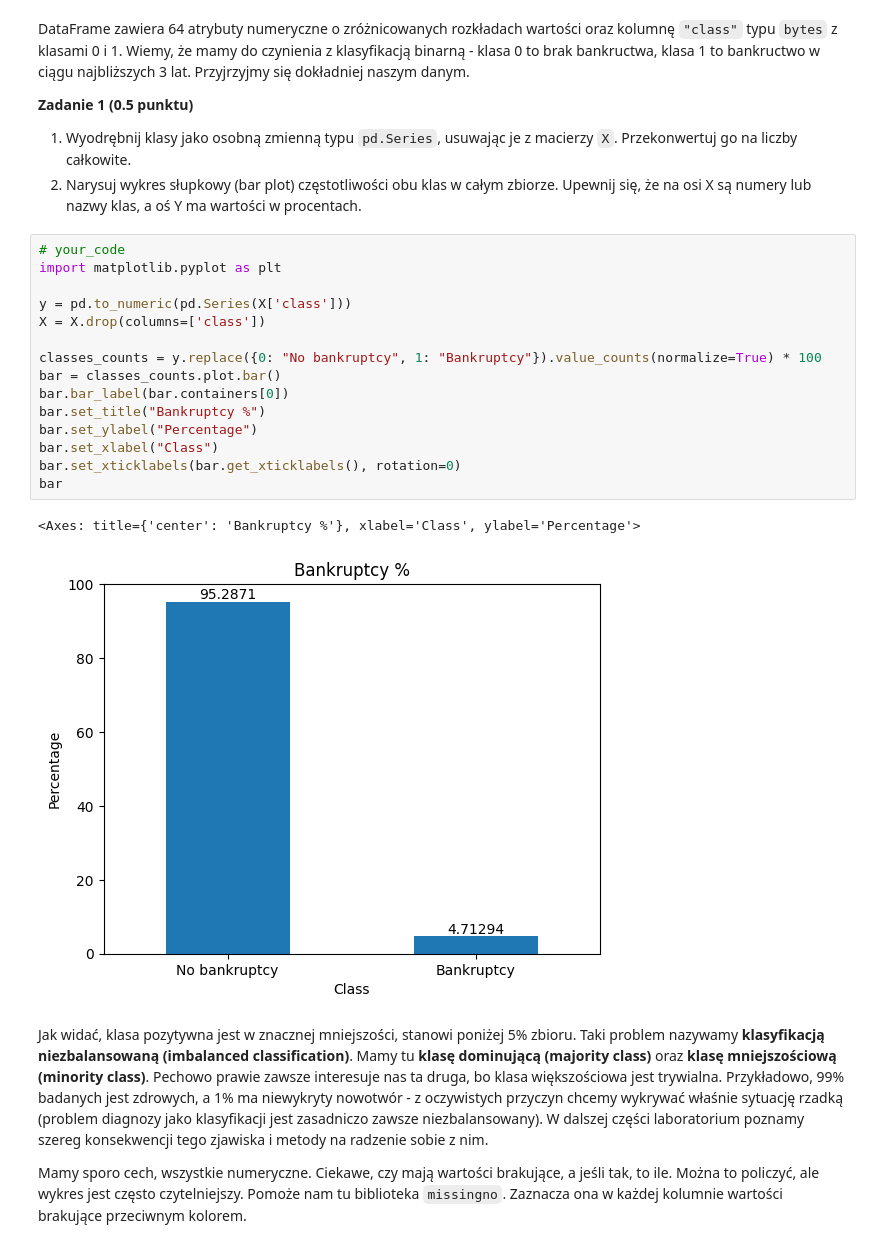
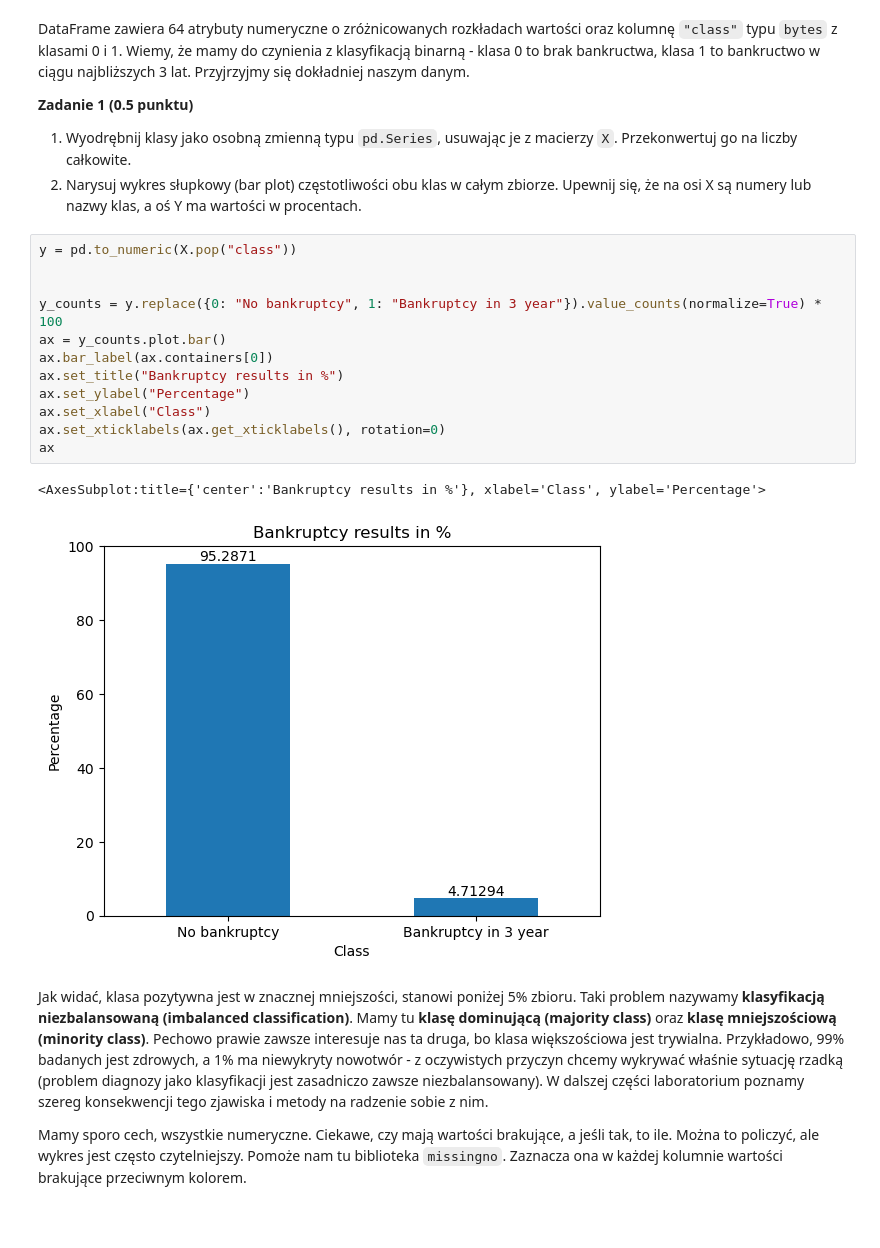
Before and after one commit to Jullija/ArtificalIntelligence, a Jupyter notebook: lab2/lab_2.ipynb, the cells around one changed output. Drawn from its saved outputs; the diff is of its cells as text; blank space fills up the shorter version.

```diff
--- a/lab2/lab_2.ipynb
+++ b/lab2/lab_2.ipynb
@@ -119,23 +105,20 @@ DataFrame zawiera 64 atrybuty numeryczne o zróżnicowanych rozkładach wartośc
 1. Wyodrębnij klasy jako osobną zmienną typu `pd.Series`, usuwając je z macierzy `X`. Przekonwertuj go na liczby całkowite.
 2. Narysuj wykres słupkowy (bar plot) częstotliwości obu klas w całym zbiorze. Upewnij się, że na osi X są numery lub nazwy klas, a oś Y ma wartości w procentach.
 # %%
-# your_code
-import matplotlib.pyplot as plt
+y = pd.to_numeric(X.pop("class"))
 
-y = pd.to_numeric(pd.Series(X['class']))
-X = X.drop(columns=['class'])
 
-classes_counts = y.replace({0: "No bankruptcy", 1: "Bankruptcy"}).value_counts(normalize=True) * 100
-bar = classes_counts.plot.bar()
-bar.bar_label(bar.containers[0])
-bar.set_title("Bankruptcy %")
-bar.set_ylabel("Percentage")
-bar.set_xlabel("Class")
-bar.set_xticklabels(bar.get_xticklabels(), rotation=0)
-bar
+y_counts = y.replace({0: "No bankruptcy", 1: "Bankruptcy in 3 year"}).value_counts(normalize=True) * 100
+ax = y_counts.plot.bar()
+ax.bar_label(ax.containers[0])
+ax.set_title("Bankruptcy results in %")
+ax.set_ylabel("Percentage")
+ax.set_xlabel("Class")
+ax.set_xticklabels(ax.get_xticklabels(), rotation=0)
+ax
 # %% [output]
-<Axes: title={'center': 'Bankruptcy %'}, xlabel='Class', ylabel='Percentage'>
+<AxesSubplot:title={'center':'Bankruptcy results in %'}, xlabel='Class', ylabel='Percentage'>
-[figure, old version]
+[figure, new version]
 # %% [markdown]
 Jak widać, klasa pozytywna jest w znacznej mniejszości, stanowi poniżej 5% zbioru. Taki problem nazywamy **klasyfikacją niezbalansowaną (imbalanced classification)**. Mamy tu **klasę dominującą (majority class)** oraz **klasę mniejszościową (minority class)**. Pechowo prawie zawsze interesuje nas ta druga, bo klasa większościowa jest trywialna. Przykładowo, 99% badanych jest zdrowych, a 1% ma niewykryty nowotwór - z oczywistych przyczyn chcemy wykrywać właśnie sytuację rzadką (problem diagnozy jako klasyfikacji jest zasadniczo zawsze niezbalansowany). W dalszej części laboratorium poznamy szereg konsekwencji tego zjawiska i metody na radzenie sobie z nim.
 
```
Also changed, not shown: parts of 21 cells of this notebook.
